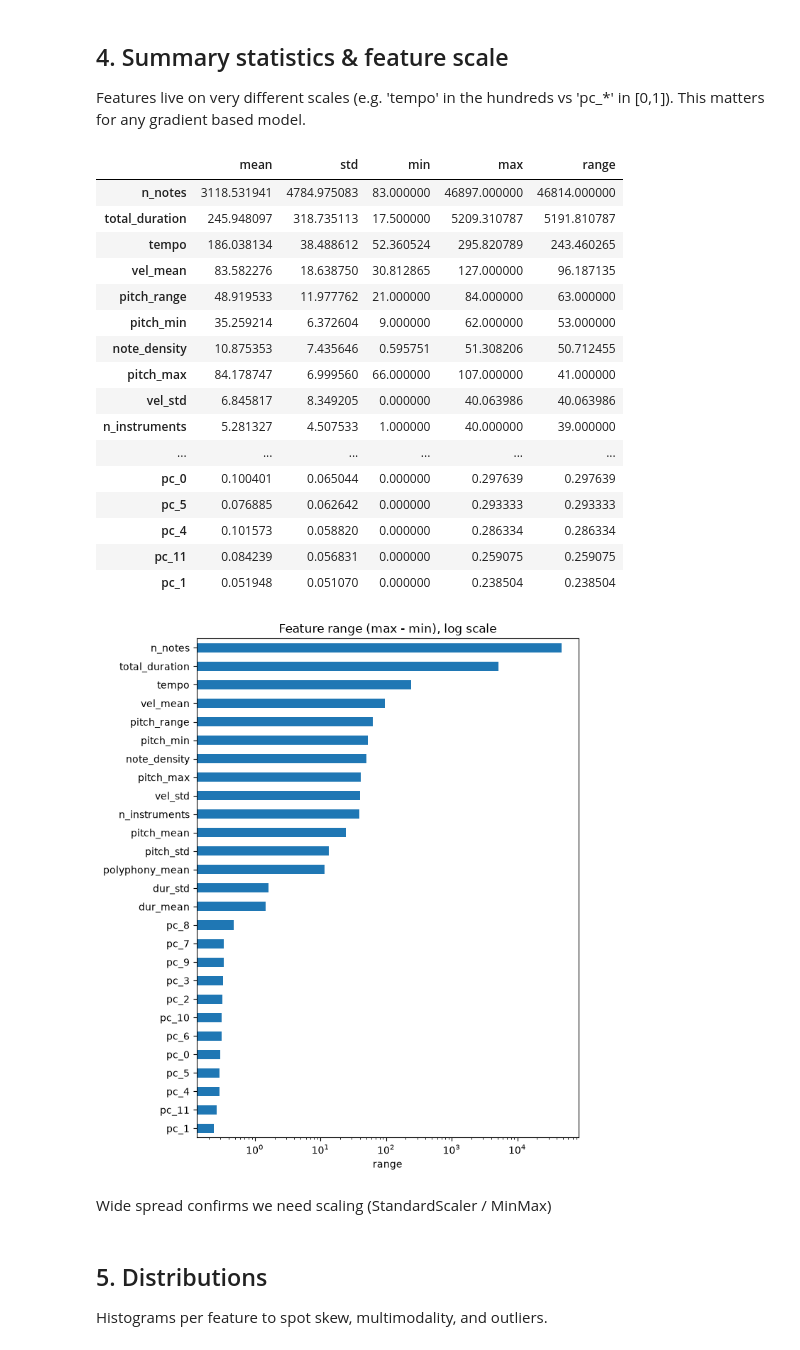
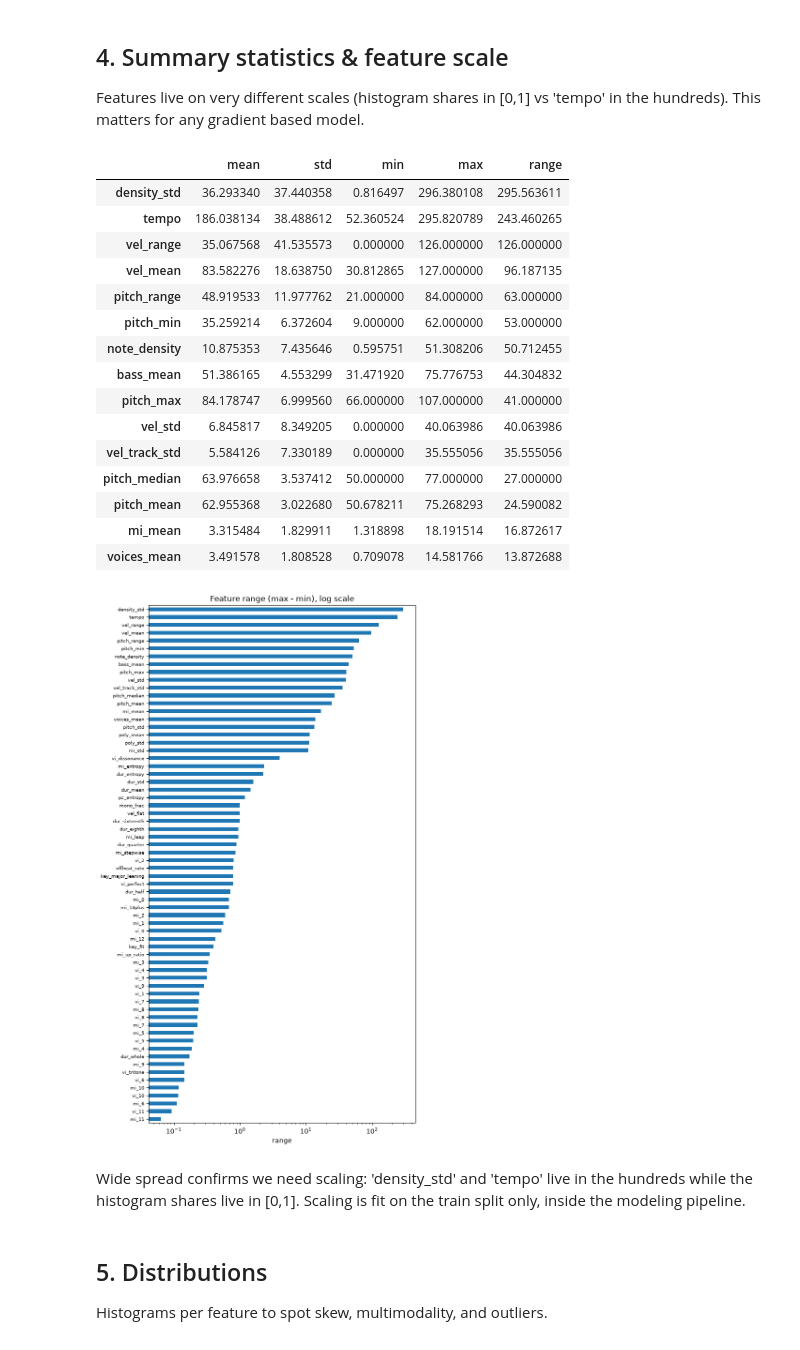
Before and after one commit to seanmcgowanx/composer-classification, a Jupyter notebook: notebooks/eda.ipynb, the cells around one changed output. Drawn from its saved outputs; the diff is of its cells as text; code cells hidden in the pictures.

```diff
--- a/notebooks/eda.ipynb
+++ b/notebooks/eda.ipynb
@@ -131,42 +122,43 @@ No constant or near-constant columns. Every feature varies across the dataset, s
 # %% [markdown]
 ## 4. Summary statistics & feature scale
 
-Features live on very different scales (e.g. 'tempo' in the hundreds vs 'pc_*' in [0,1]). This matters for any gradient based model.
+Features live on very different scales (histogram shares in [0,1] vs 'tempo' in the
+hundreds). This matters for any gradient based model.
 # %%
 desc = df[feature_cols].describe().T[["mean", "std", "min", "max"]]
 desc["range"] = desc["max"] - desc["min"]
-desc.sort_values("range", ascending=False)
+desc.sort_values("range", ascending=False).head(15)
 # %% [output]
 |  | mean | std | min | max | range |
-| n_notes | 3118.531941 | 4784.975083 | 83.000000 | 46897.000000 | 46814.000000 |
-| total_duration | 245.948097 | 318.735113 | 17.500000 | 5209.310787 | 5191.810787 |
+| density_std | 36.293340 | 37.440358 | 0.816497 | 296.380108 | 295.563611 |
 | tempo | 186.038134 | 38.488612 | 52.360524 | 295.820789 | 243.460265 |
+| vel_range | 35.067568 | 41.535573 | 0.000000 | 126.000000 | 126.000000 |
 | vel_mean | 83.582276 | 18.638750 | 30.812865 | 127.000000 | 96.187135 |
 | pitch_range | 48.919533 | 11.977762 | 21.000000 | 84.000000 | 63.000000 |
 | pitch_min | 35.259214 | 6.372604 | 9.000000 | 62.000000 | 53.000000 |
 | note_density | 10.875353 | 7.435646 | 0.595751 | 51.308206 | 50.712455 |
+| bass_mean | 51.386165 | 4.553299 | 31.471920 | 75.776753 | 44.304832 |
 | pitch_max | 84.178747 | 6.999560 | 66.000000 | 107.000000 | 41.000000 |
 | vel_std | 6.845817 | 8.349205 | 0.000000 | 40.063986 | 40.063986 |
-| n_instruments | 5.281327 | 4.507533 | 1.000000 | 40.000000 | 39.000000 |
-| ... | ... | ... | ... | ... | ... |
-| pc_0 | 0.100401 | 0.065044 | 0.000000 | 0.297639 | 0.297639 |
-| pc_5 | 0.076885 | 0.062642 | 0.000000 | 0.293333 | 0.293333 |
-| pc_4 | 0.101573 | 0.058820 | 0.000000 | 0.286334 | 0.286334 |
-| pc_11 | 0.084239 | 0.056831 | 0.000000 | 0.259075 | 0.259075 |
-| pc_1 | 0.051948 | 0.051070 | 0.000000 | 0.238504 | 0.238504 |
+| vel_track_std | 5.584126 | 7.330189 | 0.000000 | 35.555056 | 35.555056 |
+| pitch_median | 63.976658 | 3.537412 | 50.000000 | 77.000000 | 27.000000 |
+| pitch_mean | 62.955368 | 3.022680 | 50.678211 | 75.268293 | 24.590082 |
+| mi_mean | 3.315484 | 1.829911 | 1.318898 | 18.191514 | 16.872617 |
+| voices_mean | 3.491578 | 1.808528 | 0.709078 | 14.581766 | 13.872688 |
 # %%
 # Visualize scale spread across features (log axis)
 ranges = (df[feature_cols].max() - df[feature_cols].min()).sort_values()
-ax = ranges.plot(kind="barh", figsize=(7, 8))
+ax = ranges.plot(kind="barh", figsize=(7, 12))
 ax.set_xscale("log")
 ax.set_title("Feature range (max - min), log scale")
 ax.set_xlabel("range")
+ax.tick_params(axis="y", labelsize=7)
 plt.tight_layout()
 plt.show()
 # %% [output]
-[figure, old version]
+[figure, new version]
-# %% [markdown]
-Wide spread confirms we need scaling (StandardScaler / MinMax)
+# %% [markdown]
+Wide spread confirms we need scaling: 'density_std' and 'tempo' live in the hundreds while the histogram shares live in [0,1]. Scaling is fit on the train split only, inside the modeling pipeline.
 # %% [markdown]
 ## 5. Distributions
 
```
Also changed, not shown: parts of 35 cells of this notebook, 4 other files.
